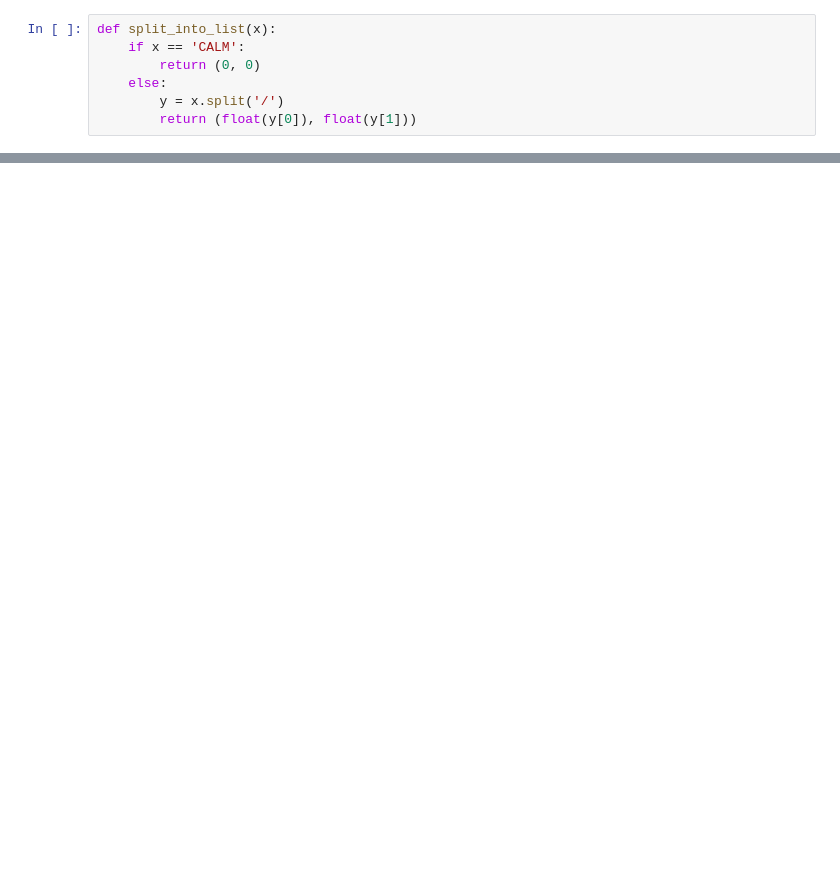
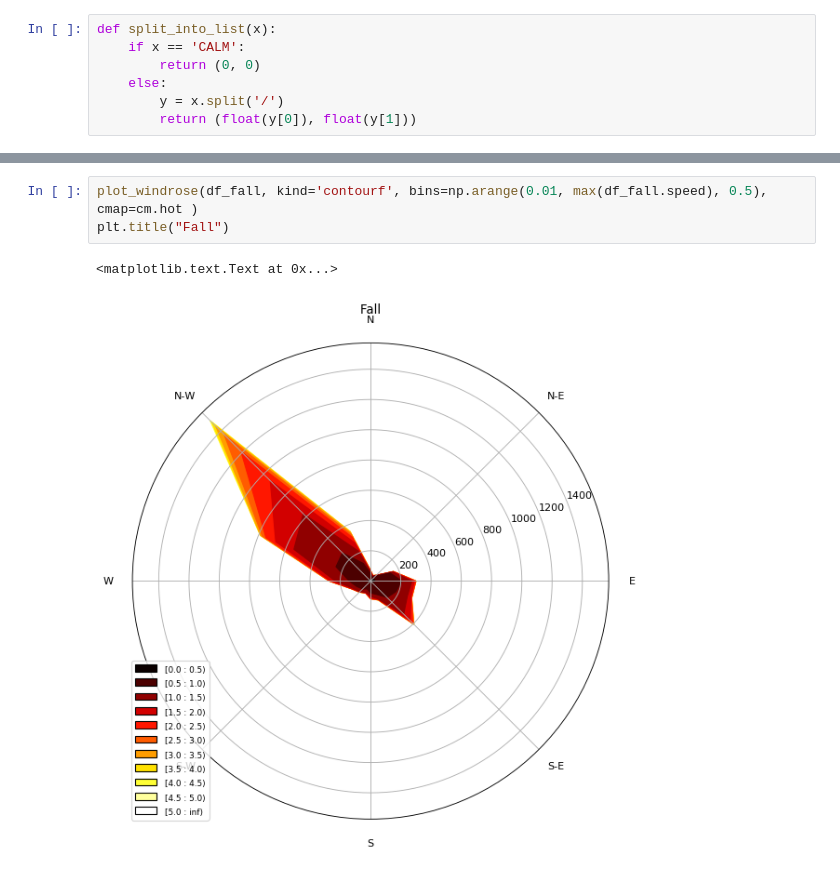
Before and after one commit to byronwasti/fresno-air-quality-data-analysis, a Jupyter notebook: Windrose.ipynb, the cells around one changed output, grey strips where cells are left out. Cells and saved outputs as stored; diff of their text form; blank space fills up the shorter version.

```diff
--- a/Windrose.ipynb
+++ b/Windrose.ipynb
@@ -53,0 +68,6 @@ plot_windrose(df1, kind='contour', bins=np.arange(0.01, max(df1.speed), 0.5), cm
+# %%
+plot_windrose(df_fall, kind='contourf', bins=np.arange(0.01, max(df_fall.speed), 0.5), cmap=cm.hot )
+plt.title("Fall")
+# %% [output]
+<matplotlib.text.Text at 0x...>
+[figure, added]
```
Also changed, not shown: parts of 12 cells of this notebook.
